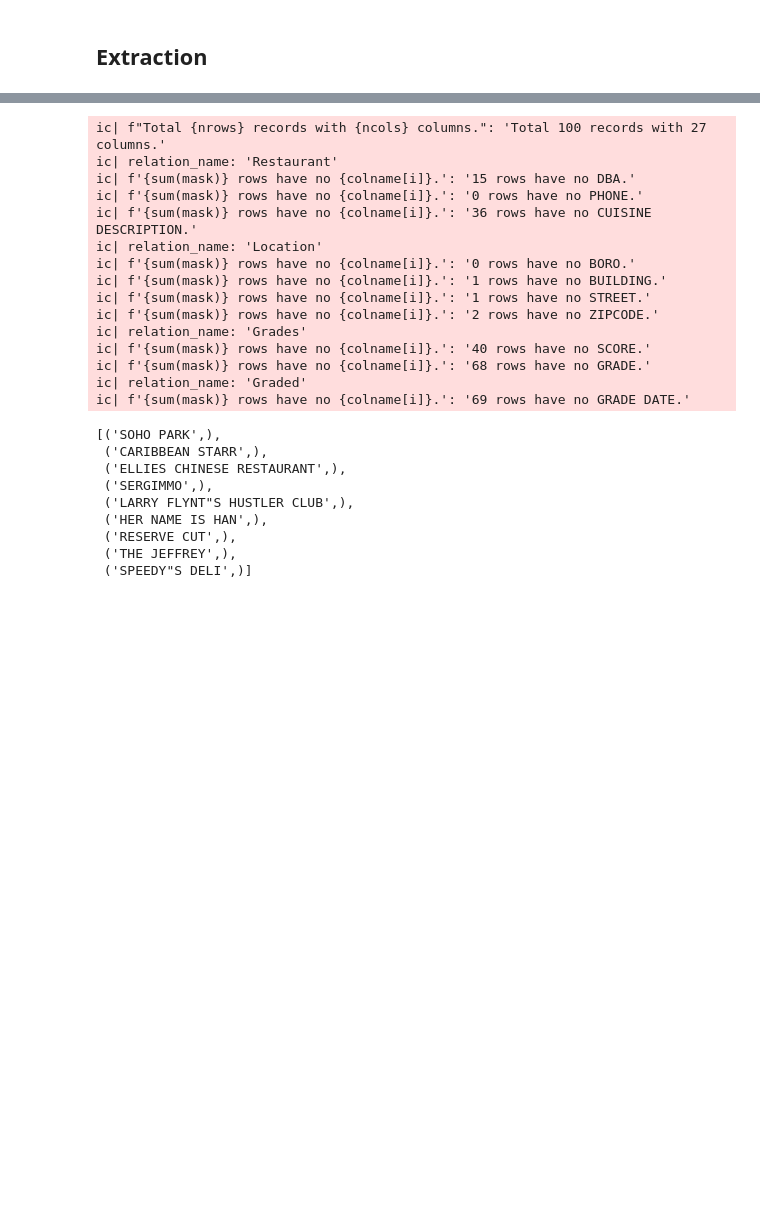
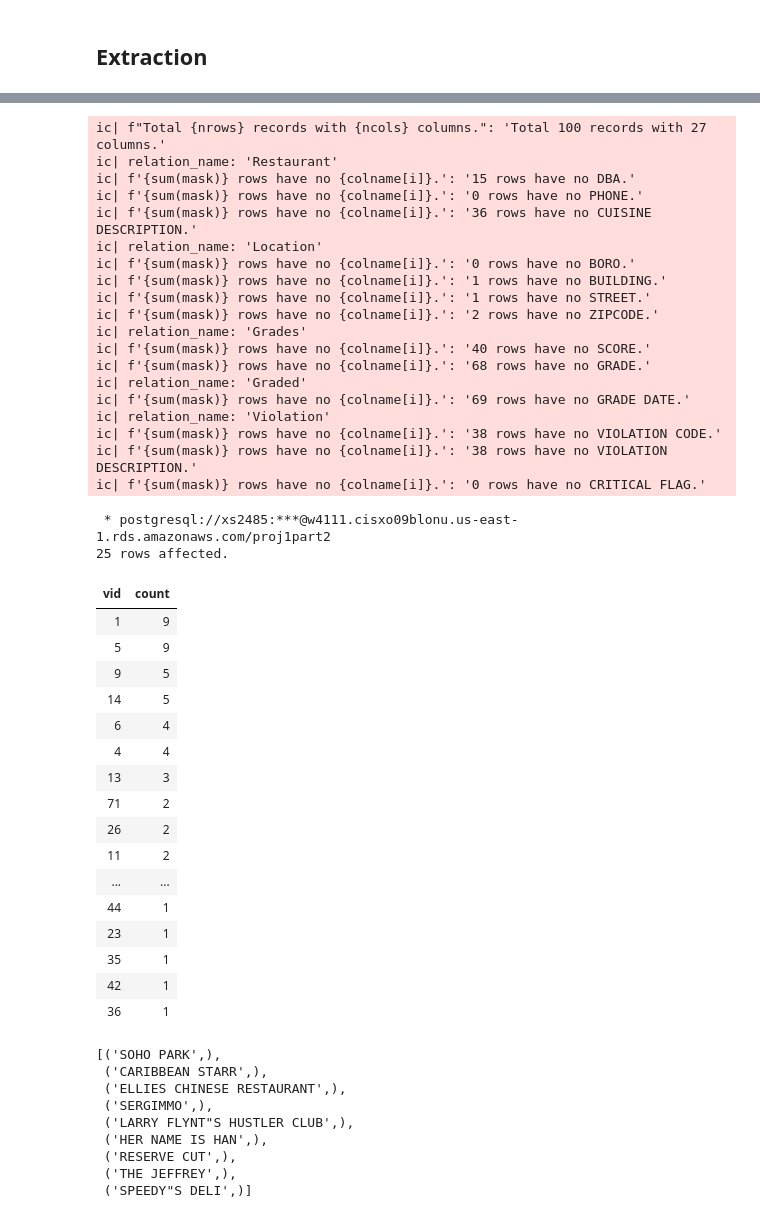
Before and after one commit to Xiaoyang-Song/NYC-Restaurant-Inspection-Database, a Jupyter notebook: 4111p1.ipynb, the cells around one changed output, grey strips where cells are left out. Saved outputs shown, nothing was run; the diff lists cells and outputs as text; code cells hidden in the pictures; blank space fills up the shorter version.

Commit message:
Project 1 violation-violate done

```diff
--- a/4111p1.ipynb
+++ b/4111p1.ipynb
@@ -468,6 +461,8 @@ R = extract(df, 'Restaurant', 3, ['Unknown'] + (['NULL'] * 2))
 L = extract(df, 'Location', 4, ['NULL'] * 4)
 G = extract(df, 'Grades', 2, ['NULL']*2)
 GR = extract(df, 'Graded', 1, ['NULL'])
+V = extract(df, 'Violation', 3, ['NULL']*3)
+# get_info(df, 'Violation', 3, [False, True, False])
 # get_info(df, 'Graded', 1, [True])
 # Get R phone_number info
 # ic(Counter([len(num) for num in R[:,1]]))
@@ -487,8 +482,13 @@ ic| f'{sum(mask)} rows have no {colname[i]}.': '40 rows have no SCORE.'
 ic| f'{sum(mask)} rows have no {colname[i]}.': '68 rows have no GRADE.'
 ic| relation_name: 'Graded'
 ic| f'{sum(mask)} rows have no {colname[i]}.': '69 rows have no GRADE DATE.'
+ic| relation_name: 'Violation'
+ic| f'{sum(mask)} rows have no {colname[i]}.': '38 rows have no VIOLATION CODE.'
+ic| f'{sum(mask)} rows have no {colname[i]}.': '38 rows have no VIOLATION DESCRIPTION.'
+ic| f'{sum(mask)} rows have no {colname[i]}.': '0 rows have no CRITICAL FLAG.'
 # %%
 GRADE_DICT = {}
+V_DICT = {}
 # Insert into tables
 for i in range(nrows):
   # Entity: Restaurant
@@ -530,8 +530,47 @@ for i in range(nrows):
       gr_cmd = f"INSERT INTO Graded(rid, gid, g_time) values ({i}, {gid}, '{gr_date}')"
     cursor = connection.execute(gr_cmd)
 
-    # Entity: Inspection
-    # Relationship: Inspect
+  # Entity: Violation
+  # Relationship: Violate
+  v_code, v_desc, v_flag = V[i]
+  if v_flag != 'Not Applicable':
+    if (v_code, v_desc, v_flag) in V_DICT:
+      vid = V_DICT[(v_code, v_desc, v_flag)]
+    else:
+      vid = i
+      V_DICT[(v_code, v_desc, v_flag)] = vid
+      v_desc = np.char.replace(v_desc, '\'', '\"')
+      v_cmd = f"INSERT INTO Violation(vid, code, v_description, critical_flag) "\
+               f"values ({vid}, '{v_code}', '{v_desc}', '{v_flag}')"
+      cursor = connection.execute(v_cmd)
+    vr_cmd = f"INSERT INTO Violate(rid, vid) values ({i}, {vid})"
+    curosr = connection.execute(vr_cmd)
+# %%
+%%sql
+select vid, count(*)
+from violate
+group by vid
+order by count(*) DESC
+# %% [output]
+ * postgresql://xs2485:***@w4111.cisxo09blonu.us-east-1.rds.amazonaws.com/proj1part2
+25 rows affected.
+| vid | count |
+| 1 | 9 |
+| 5 | 9 |
+| 9 | 5 |
+| 14 | 5 |
+| 6 | 4 |
+| 4 | 4 |
+| 13 | 3 |
+| 71 | 2 |
+| 26 | 2 |
+| 11 | 2 |
+| ... | ... |
+| 44 | 1 |
+| 23 | 1 |
+| 35 | 1 |
+| 42 | 1 |
+| 36 | 1 |
 # %%
 query = f"SELECT R.dba " \
           "FROM Restaurant as R, graded as gr, grade as g " \
```
Also changed, not shown: parts of 7 cells of this notebook.
